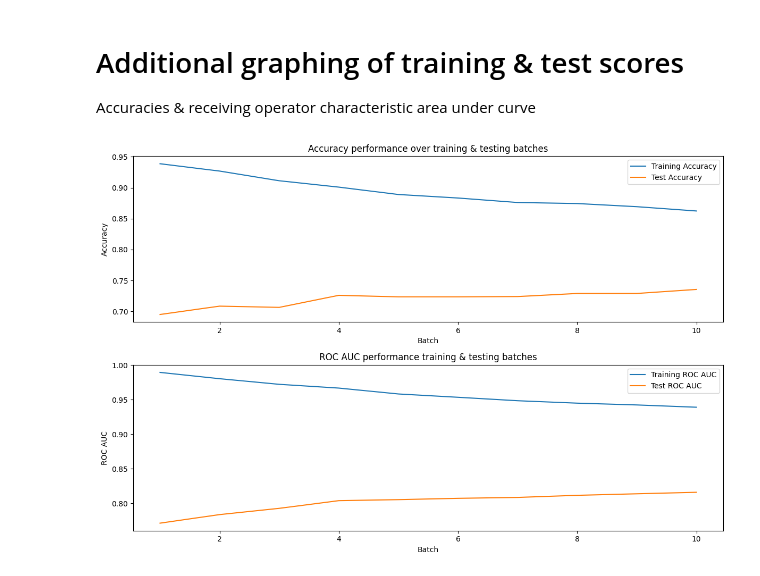
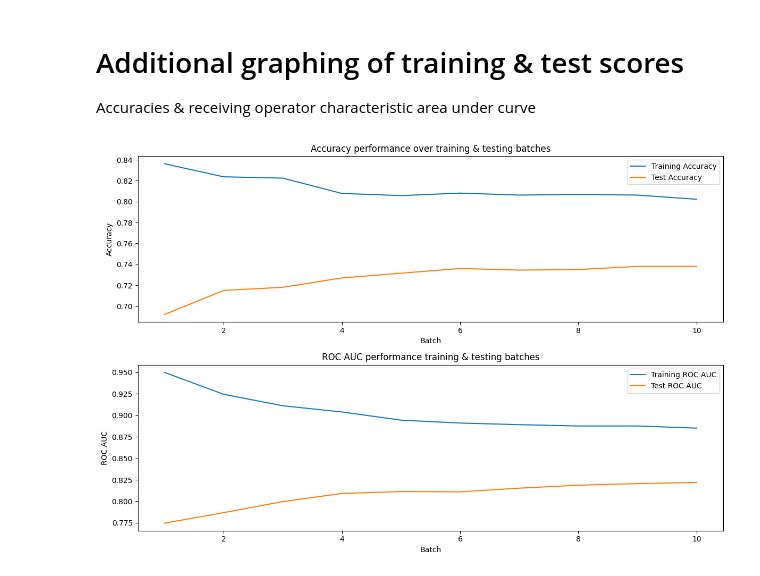
Before and after one commit to KiyonoKara/SNS-Sentiment-Analysis, a Jupyter notebook: sns_lr.ipynb, the cells around one changed output. Cells and saved outputs as stored; diff of their text form; code cells hidden in the pictures.

```diff
--- a/sns_lr.ipynb
+++ b/sns_lr.ipynb
@@ -79,0 +131,2 @@ LogisticRegression(warm_start=True)
+# %%
+best_model.fit(X_train_best, y_train)
@@ -94,6 +153,7 @@ with open("./models/sns_binomial_lr.pkl", "wb") as f:
 lr_model = pickle.load(open("./models/sns_multinomial_lr.pkl", "rb"))
 lr_model_2 = pickle.load(open("./models/sns_multinomial_lr_2.pkl", "rb"))
 lr_model_3 = pickle.load(open("./models/sns_binomial_lr.pkl", "rb"))
+best_model = pickle.load(open("./models/sns_best_lr.pkl", "rb"))
 # %% [markdown]
 # Make predictions
 # %%
@@ -125,3 +185,7 @@ Precision: 0.7217973231357553
 Recall: 0.7603222557905337
 F1 Score: 0.7405590975968611
 Accuracy: 0.7355
+# %%
+# Tuned model predictions
+best_model_preds = best_model.predict(X_test_best)
+_ = du.get_prfa(y_test, best_model_preds, verbose=True)
@@ -155,14 +224,15 @@ metrics_dict = dict({
 })
 
 fig, ax = plt.subplots()
+preds = best_model_preds
 
 for i in train_sizes:
     # |X| * percent of train size
-    subset = int(round(len(lr_model_3_preds) * (float(i) / float(100))))
+    subset = int(round(len(preds) * (float(i) / float(100))))
     x_values.append(subset)
 
     pred_subset = int(round(len(y_test) * (float(i) / float(100))))
-    classification = lr_model_3_preds[:pred_subset]
+    classification = preds[:pred_subset]
     (precision, recall, f1, accuracy) = du.get_prfa(y_test[:pred_subset], classification, verbose=False)
 
     metrics_dict['precision'].append(precision)
@@ -179,6 +249,6 @@ plt.xlabel("Amount of training data")
 plt.ylabel("Performance")
 plt.title("Logistic regression performance over training data")
 remove_duplicate_labels(ax)
-plt.savefig('./graphs/lr_history_3.png')
+plt.savefig('./graphs/lr_history_best.png')
 plt.show()
 # %% [output]
@@ -193,7 +263,7 @@ test_accuracies = []
 train_roc_aucs = []
 test_roc_aucs = []
 
-lr = lr_model_3
+lr = best_model
 
 # Train the model in batches and store performance
 for i in range(10):
@@ -204,33 +274,33 @@ for i in range(10):
     test_acc = accuracy_score(y_test, lr.predict(X_test_b.toarray()))
     train_roc_auc = roc_auc_score(y_train[:len(y_train) // 10 * (i + 1)], lr.predict_proba(X_train_b.toarray()[:len(X_train_b.toarray()) // 10 * (i + 1)])[:, 1])
     test_roc_auc = roc_auc_score(y_test, lr.predict_proba(X_test_b.toarray())[:, 1])
 
     # Store performance metrics
     train_accuracies.append(train_acc)
     test_accuracies.append(test_acc)
     train_roc_aucs.append(train_roc_auc)
     test_roc_aucs.append(test_roc_auc)
 
 # Plot performance
 plt.figure(figsize=(12, 8))
 plt.subplot(2, 1, 1)
 plt.plot(range(1, 11), train_accuracies, label='Training Accuracy')
 plt.plot(range(1, 11), test_accuracies, label='Test Accuracy')
 plt.xlabel('Batch')
 plt.ylabel('Accuracy')
 plt.title('Accuracy performance over training & testing batches')
 plt.legend()
-plt.savefig('./graphs/lr_binomial_accuracy.png')
+plt.savefig('./graphs/lr_best_accuracy.png')
 
 plt.subplot(2, 1, 2)
 plt.plot(range(1, 11), train_roc_aucs, label='Training ROC AUC')
 plt.plot(range(1, 11), test_roc_aucs, label='Test ROC AUC')
 plt.xlabel('Batch')
 plt.ylabel('ROC AUC')
 plt.title('ROC AUC performance training & testing batches')
 plt.legend()
 plt.tight_layout()
-plt.savefig('./graphs/lr_binomial_roc_auc.png')
+plt.savefig('./graphs/lr_best_roc_auc.png')
 plt.show()
 # %% [output]
-[figure, old version]
+[figure, new version]
```
Also changed, not shown: parts of 11 cells of this notebook, 3 other files.
